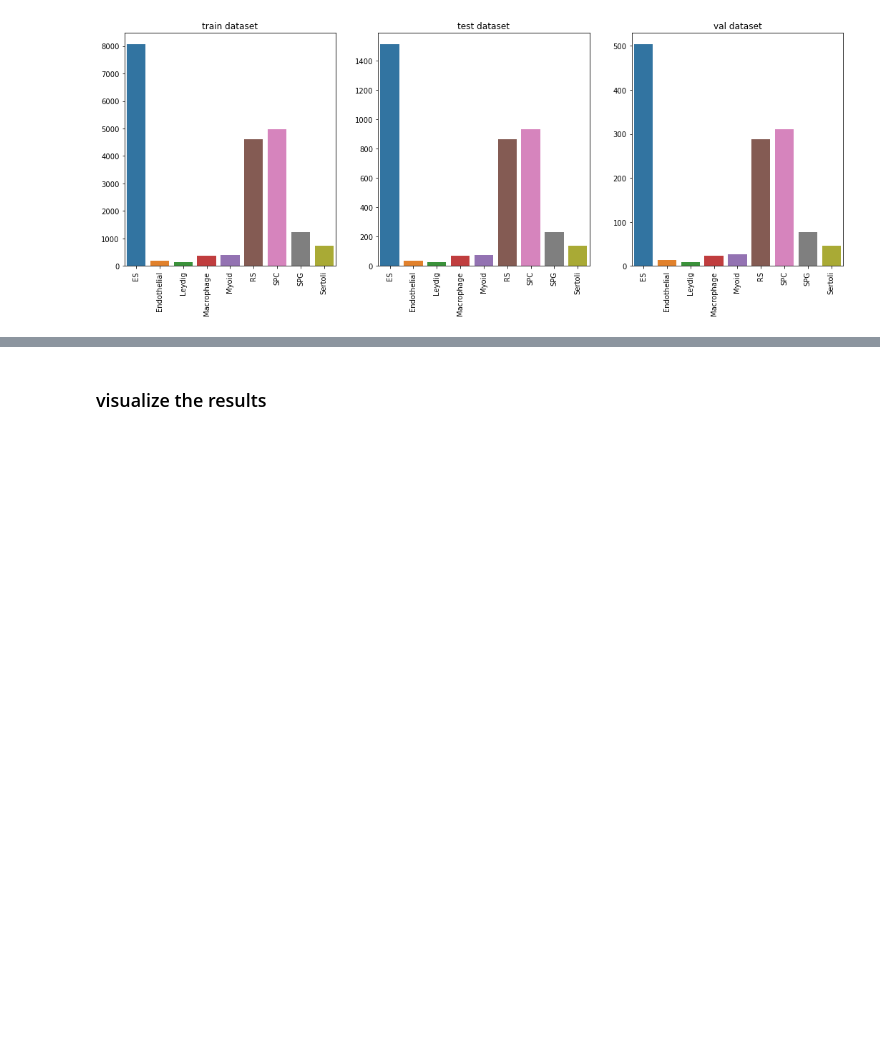
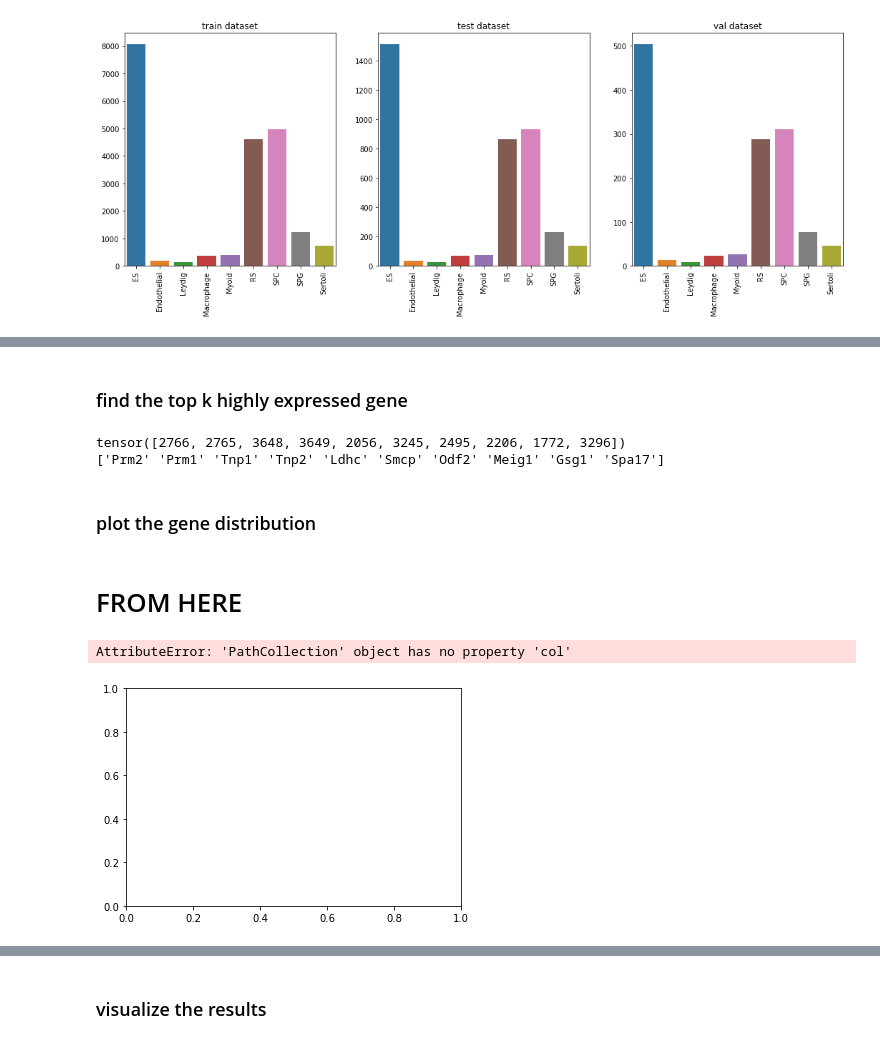
Before and after one commit to broadinstitute/tissue_purifier, a Jupyter notebook: notebooks/notebook3.ipynb, the cells around one changed output, grey strips where cells are left out. Saved outputs shown, nothing was run; the diff lists cells and outputs as text; code cells hidden in the pictures; blank space fills up the shorter version.

```diff
--- a/notebooks/notebook3.ipynb
+++ b/notebooks/notebook3.ipynb
@@ -264,0 +313,14 @@ logq_test_df, q_test_df, q_data_test_df, counts_test_ng = results_test
+# %% [markdown]
+### find the top k highly expressed gene
+# %%
+gene_index = torch.topk(train_dataset.counts.sum(axis=0), axis=-1, k=10)[1]
+gene_names = numpy.array(train_dataset.gene_names)[gene_index]
+print(gene_index)
+print(gene_names)
+# %% [output]
+tensor([2766, 2765, 3648, 3649, 2056, 3245, 2495, 2206, 1772, 3296])
+['Prm2' 'Prm1' 'Tnp1' 'Tnp2' 'Ldhc' 'Smcp' 'Odf2' 'Meig1' 'Gsg1' 'Spa17']
+# %% [markdown]
+### plot the gene distribution
+# %% [markdown]
+# FROM HERE
@@ -264,0 +329,13 @@ logq_test_df, q_test_df, q_data_test_df, counts_test_ng = results_test
+# %%
+train_dataset.counts[:, 2766]
+counts_train_ng[:, 2766]
+
+def scatter_plots_true_pred(cell_types_n, true_counts_n, predicted_counts_n, titles, figsize, ncols):
+    unique_cell_labels = numpy.unique(cell_types_n)
+
+fig, axes = plt.subplots(ncols
+
+_ = seaborn.scatterplot(x=train_dataset.counts[:, 2766], y=counts_train_ng[:, 2766], col=train_dataset.cell_type_ids)
+# %% [output]
+AttributeError: 'PathCollection' object has no property 'col'
+[figure, added]
```
Also changed, not shown: parts of 28 cells of this notebook.
